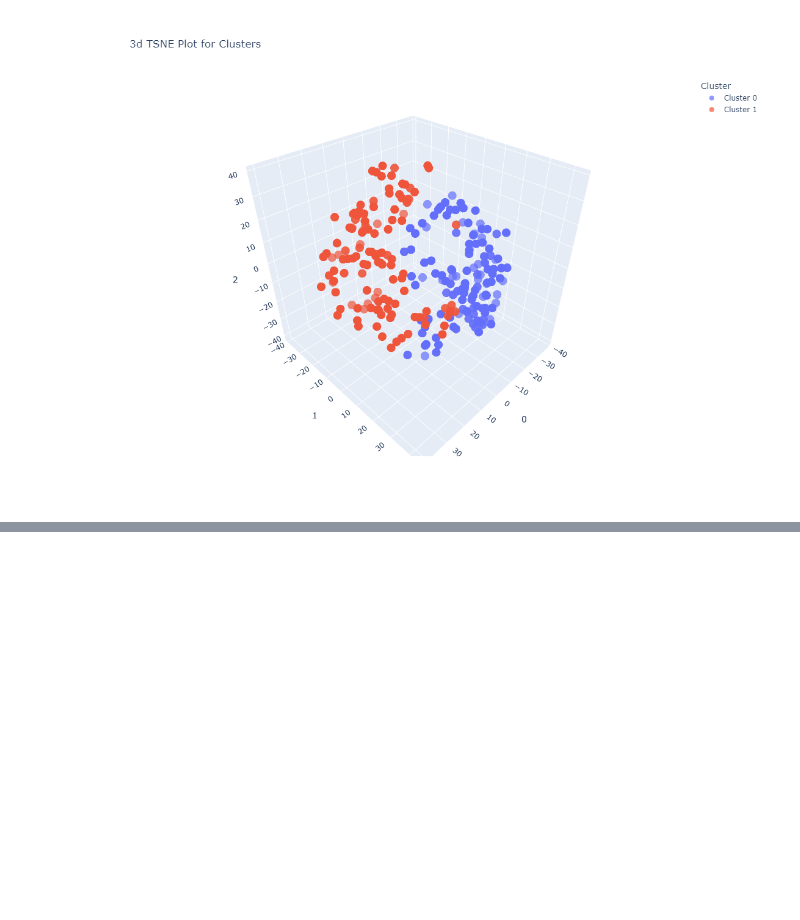
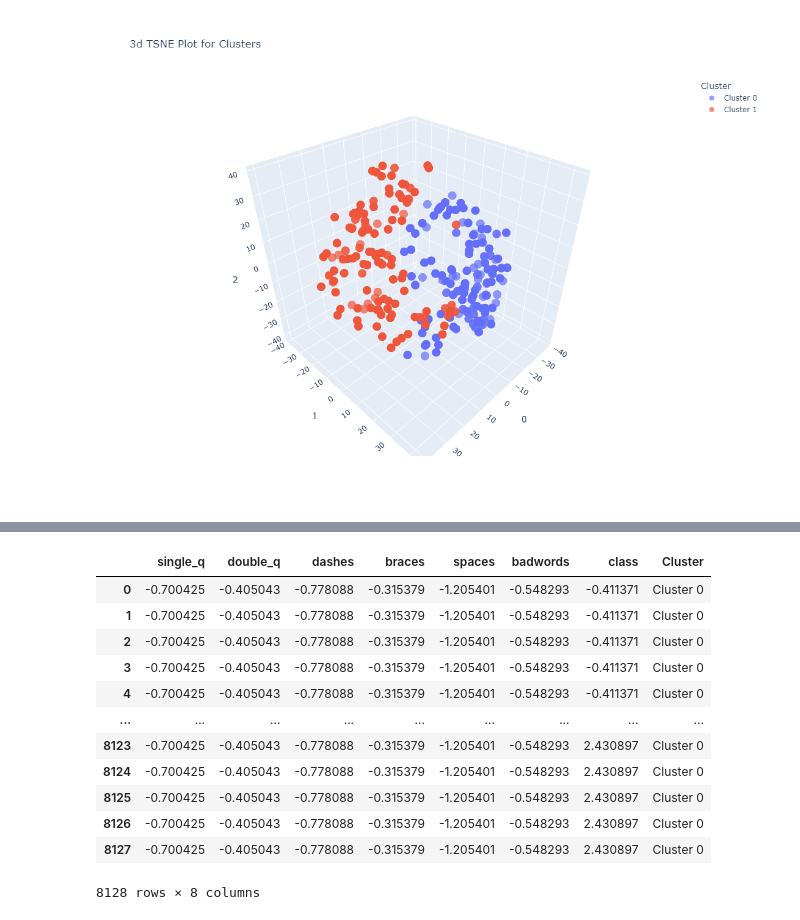
Before and after one commit to Nidhi-Satyapriya/ML-Enhanced-WebApp-Firewall, a Jupyter notebook: Model_Training.ipynb, the cells around one changed output, grey strips where cells are left out. Saved outputs shown, nothing was run; the diff lists cells and outputs as text; code cells hidden in the pictures; blank space fills up the shorter version.

```diff
--- a/Model_Training.ipynb
+++ b/Model_Training.ipynb
@@ -149,0 +165,17 @@ k_means_result.to_csv(r"C:\Users\Nidhi Satyapriya\OneDrive\Desktop\k_means.csv")
+# %%
+test_pred=predict_model(kmeans, data= http)
+test_pred
+# %% [output]
+|  | single_q | double_q | dashes | braces | spaces | badwords | class | Cluster |
+| 0 | -0.700425 | -0.405043 | -0.778088 | -0.315379 | -1.205401 | -0.548293 | -0.411371 | Cluster 0 |
+| 1 | -0.700425 | -0.405043 | -0.778088 | -0.315379 | -1.205401 | -0.548293 | -0.411371 | Cluster 0 |
+| 2 | -0.700425 | -0.405043 | -0.778088 | -0.315379 | -1.205401 | -0.548293 | -0.411371 | Cluster 0 |
+| 3 | -0.700425 | -0.405043 | -0.778088 | -0.315379 | -1.205401 | -0.548293 | -0.411371 | Cluster 0 |
+| 4 | -0.700425 | -0.405043 | -0.778088 | -0.315379 | -1.205401 | -0.548293 | -0.411371 | Cluster 0 |
+| ... | ... | ... | ... | ... | ... | ... | ... | ... |
+| 8123 | -0.700425 | -0.405043 | -0.778088 | -0.315379 | -1.205401 | -0.548293 | 2.430897 | Cluster 0 |
+| 8124 | -0.700425 | -0.405043 | -0.778088 | -0.315379 | -1.205401 | -0.548293 | 2.430897 | Cluster 0 |
+| 8125 | -0.700425 | -0.405043 | -0.778088 | -0.315379 | -1.205401 | -0.548293 | 2.430897 | Cluster 0 |
+| 8126 | -0.700425 | -0.405043 | -0.778088 | -0.315379 | -1.205401 | -0.548293 | 2.430897 | Cluster 0 |
+| 8127 | -0.700425 | -0.405043 | -0.778088 | -0.315379 | -1.205401 | -0.548293 | 2.430897 | Cluster 0 |
+8128 rows × 8 columns
```
Also changed, not shown: parts of 3 cells of this notebook, 4 other files.
